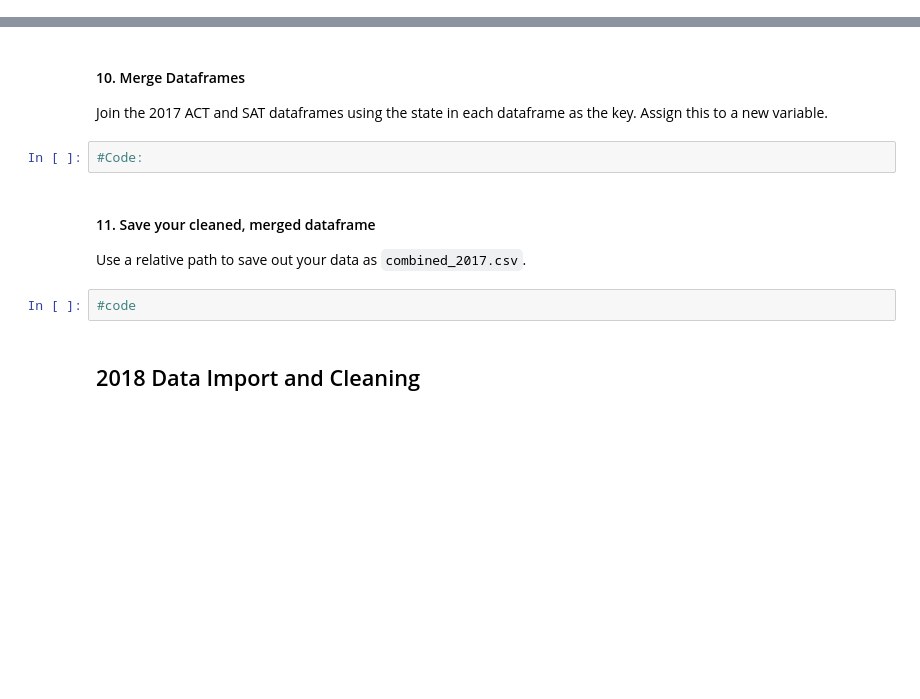
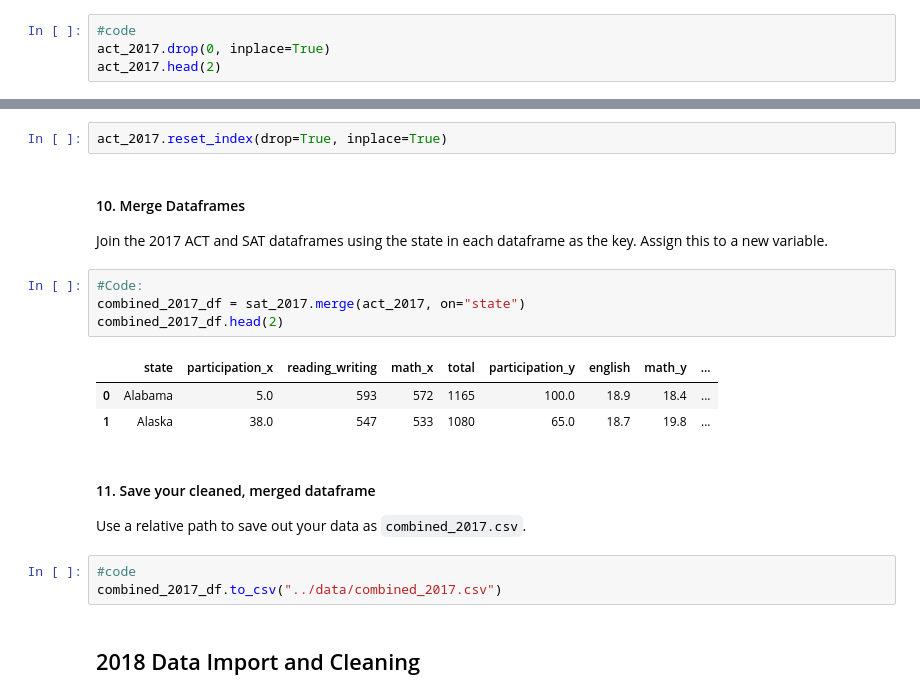
Before and after one commit to patruq/act-sat-performance, a Jupyter notebook: code/starter-code.ipynb, the cells around one changed output, grey strips where cells are left out. Cells and saved outputs as stored; diff of their text form; blank space fills up the shorter version.

```diff
--- a/code/starter-code.ipynb
+++ b/code/starter-code.ipynb
@@ -386,0 +389,4 @@ act_
+# %%
+#code
+act_2017.drop(0, inplace=True)
+act_2017.head(2)
@@ -387,15 +397,24 @@ act_
+# %%
+act_2017.reset_index(drop=True, inplace=True)
 # %% [markdown]
 #### 10. Merge Dataframes
 
 Join the 2017 ACT and SAT dataframes using the state in each dataframe as the key. Assign this to a new variable.
-# %%
-#Code:
+# %%
+#Code:
+combined_2017_df = sat_2017.merge(act_2017, on="state")
+combined_2017_df.head(2)
+# %% [output]
+|  | state | participation_x | reading_writing | math_x | total | participation_y | english | math_y | ... |
+| 0 | Alabama | 5.0 | 593 | 572 | 1165 | 100.0 | 18.9 | 18.4 | ... |
+| 1 | Alaska | 38.0 | 547 | 533 | 1080 | 65.0 | 18.7 | 19.8 | ... |
 # %% [markdown]
 #### 11. Save your cleaned, merged dataframe
 
 Use a relative path to save out your data as `combined_2017.csv`.
-# %%
-#code
+# %%
+#code
+combined_2017_df.to_csv("../data/combined_2017.csv")
 # %% [markdown]
 ## 2018 Data Import and Cleaning
 # %% [markdown]
```
Also changed, not shown: parts of 8 cells of this notebook, 2 other files.
